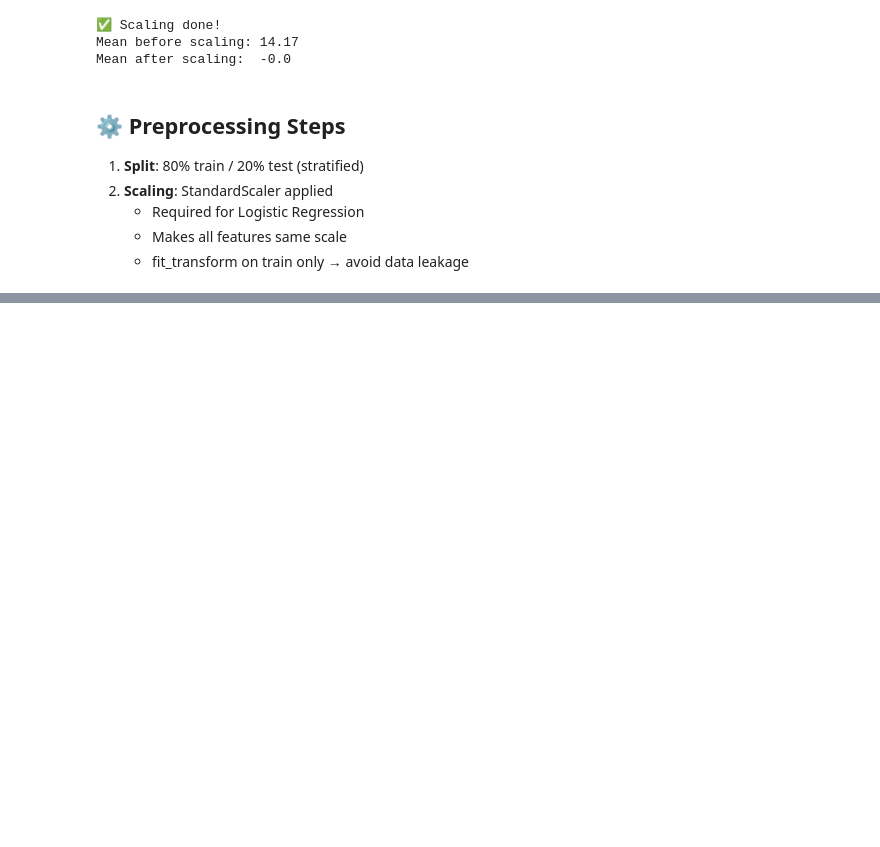
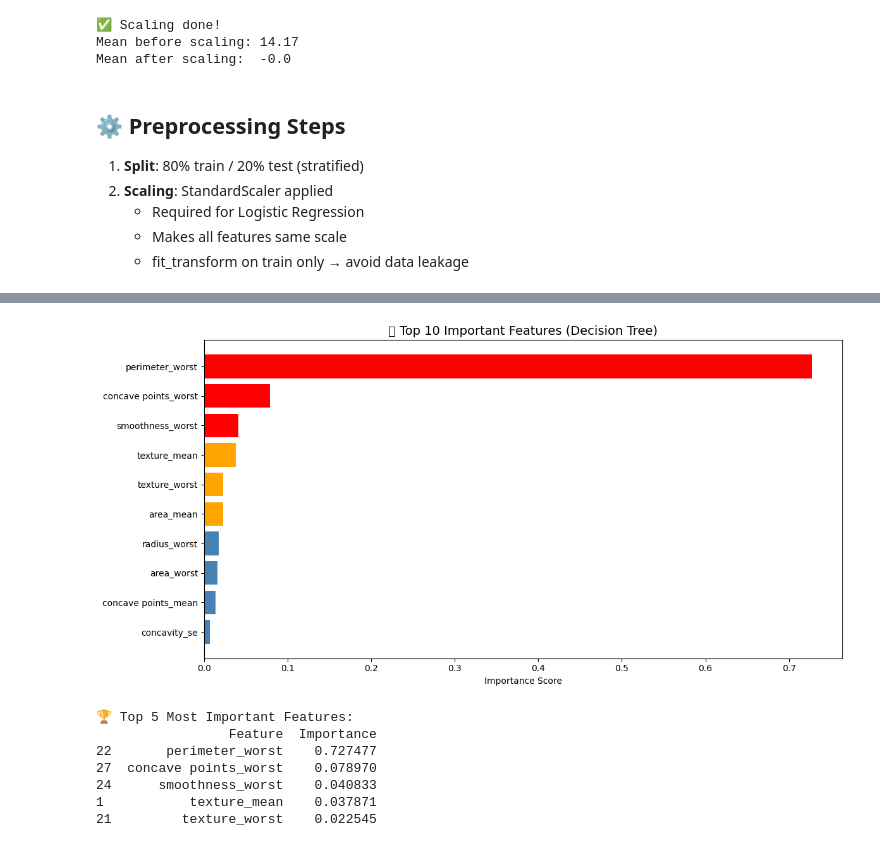
Before and after one commit to Srinidhi221/breast-cancer-ml, a Jupyter notebook: notebook.ipynb, the cells around one changed output, grey strips where cells are left out. Cells and saved outputs as stored; diff of their text form; code cells hidden in the pictures; blank space fills up the shorter version.

```diff
--- a/notebook.ipynb
+++ b/notebook.ipynb
@@ -258,0 +372,32 @@ Mean after scaling:  -0.0
+# %%
+# Get feature importance from Decision Tree
+feature_importance = pd.DataFrame({
+    'Feature': X.columns,
+    'Importance': dt_model.feature_importances_
+}).sort_values('Importance', ascending=False)
+
+# Plot top 10
+plt.figure(figsize=(12, 6))
+colors = ['red' if i < 3 else 'orange' if i < 6 else 'steelblue'
+          for i in range(10)]
+
+plt.barh(feature_importance['Feature'].head(10)[::-1],
+         feature_importance['Importance'].head(10)[::-1],
+         color=colors[::-1])
+
+plt.title('🌳 Top 10 Important Features (Decision Tree)', fontsize=14)
+plt.xlabel('Importance Score')
+plt.tight_layout()
+plt.show()
+
+print("\n🏆 Top 5 Most Important Features:")
+print(feature_importance.head())
+# %% [output]
+[figure, added]
+🏆 Top 5 Most Important Features:
+                 Feature  Importance
+22       perimeter_worst    0.727477
+27  concave points_worst    0.078970
+24      smoothness_worst    0.040833
+1           texture_mean    0.037871
+21         texture_worst    0.022545
```
Also changed, not shown: parts of 25 cells of this notebook.
